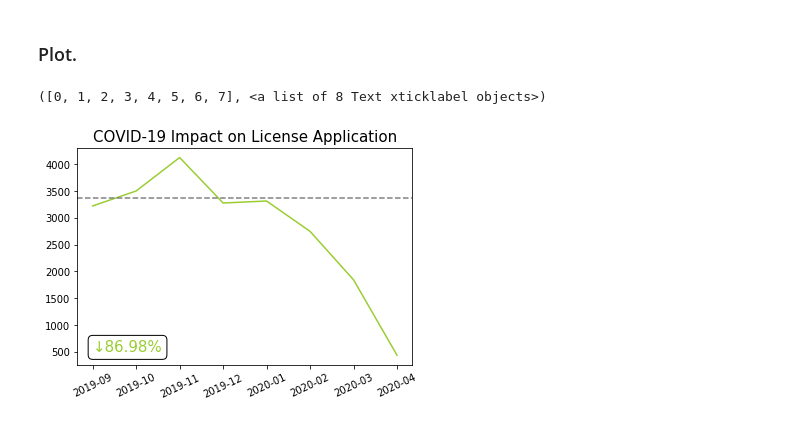
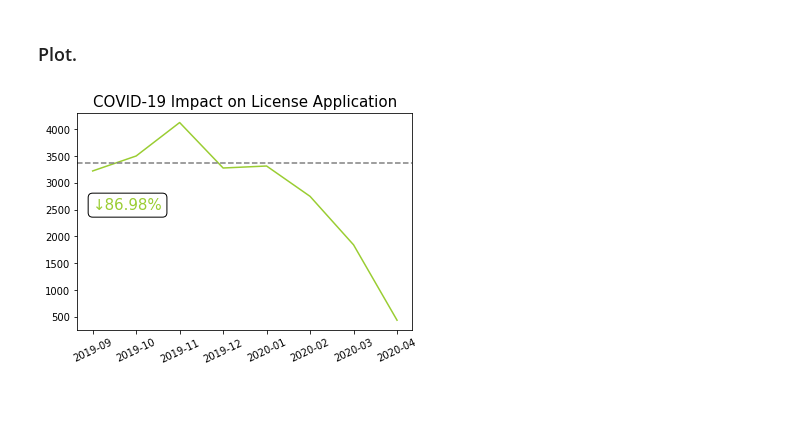
Before and after one commit to ArcZz/Nyc_Cov19_project, a Jupyter notebook: licenseApplication.ipynb, the cells around one changed output. Cells and saved outputs as stored; diff of their text form; code cells hidden in the pictures.

```diff
--- a/licenseApplication.ipynb
+++ b/licenseApplication.ipynb
@@ -104,18 +104,18 @@ d.head(10)
 # %%
 #license application
 plt.plot("month_name", "licenseApplication", data = d, color = "yellowgreen")
 
 #average job applications before March 2020
 plt.axhline(y = avg_number,ls = "dashed",color = "grey")
 
 #title
 plt.title("COVID-19 Impact on License Application",fontsize = 15)
 
 #annotaion: falling rate
 bbox_props = dict(boxstyle="round", facecolor = "white")
-plt.text(0, 500, falling_rate_str, size = 15, color = "yellowgreen", bbox=bbox_props)
+plt.text(0, 2500, falling_rate_str, size = 15, color = "yellowgreen", bbox=bbox_props)
 
 plt.xticks( rotation=25)
+plt.show()
 # %% [output]
-([0, 1, 2, 3, 4, 5, 6, 7], <a list of 8 Text xticklabel objects>)
-[figure, old version]
+[figure, new version]
```
Also changed, not shown: 3 other files.
